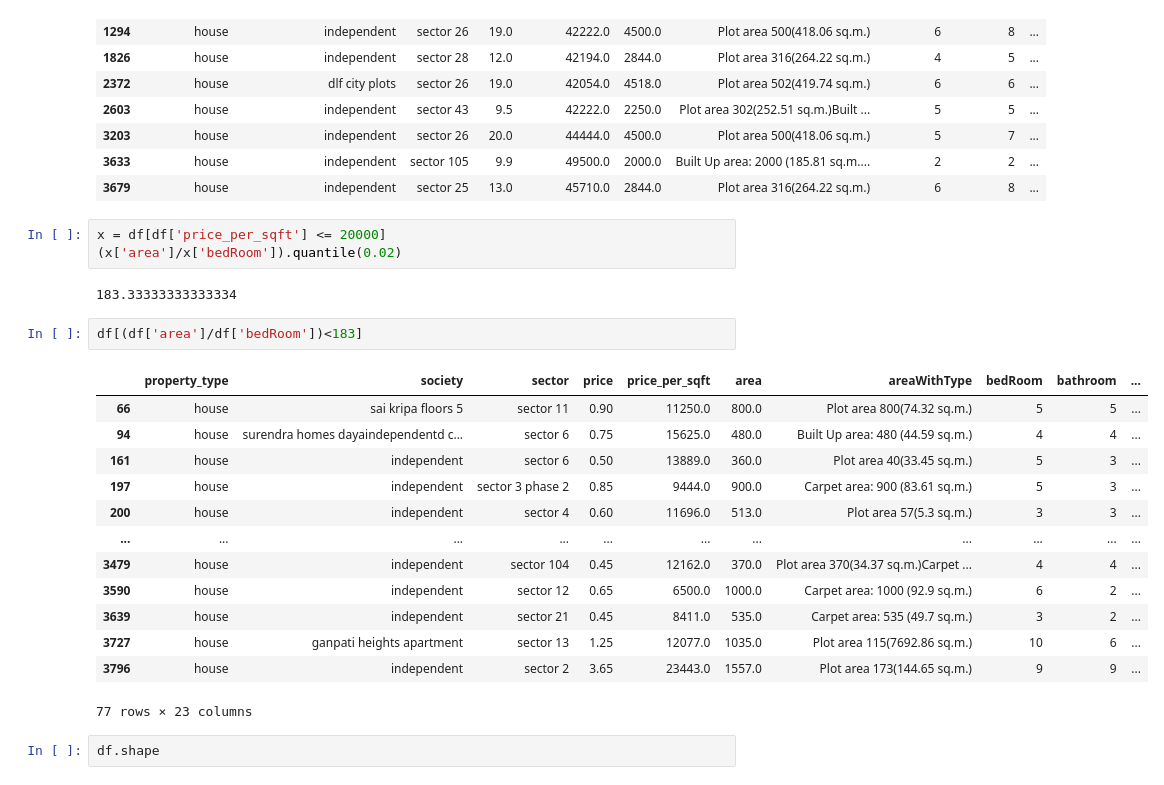
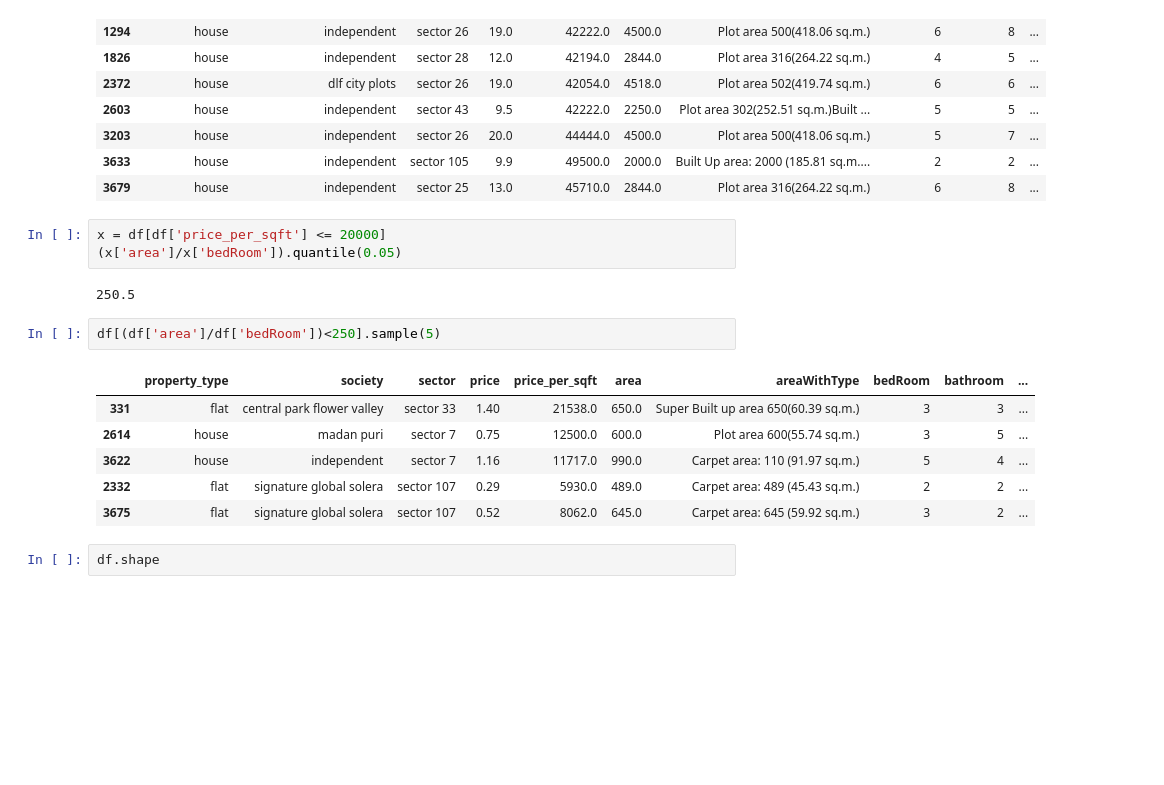
Before and after one commit to Deepa-2705/Real_Estate_Business_Project, a Jupyter notebook: feature_engineering/outlier-treatment.ipynb, the cells around one changed output. Drawn from its saved outputs; the diff is of its cells as text; blank space fills up the shorter version.

```diff
--- a/feature_engineering/outlier-treatment.ipynb
+++ b/feature_engineering/outlier-treatment.ipynb
@@ -663,25 +671,18 @@ df[df['price_per_sqft'] > 42000]
 | 3679 | house | independent | sector 25 | 13.0 | 45710.0 | 2844.0 | Plot area 316(264.22 sq.m.) | 6 | 8 | ... |
 # %%
 x = df[df['price_per_sqft'] <= 20000]
-(x['area']/x['bedRoom']).quantile(0.02)
+(x['area']/x['bedRoom']).quantile(0.05)
 # %% [output]
-183.33333333333334
+250.5
 # %%
-df[(df['area']/df['bedRoom'])<183]
+df[(df['area']/df['bedRoom'])<250].sample(5)
 # %% [output]
 |  | property_type | society | sector | price | price_per_sqft | area | areaWithType | bedRoom | bathroom | ... |
-| 66 | house | sai kripa floors 5 | sector 11 | 0.90 | 11250.0 | 800.0 | Plot area 800(74.32 sq.m.) | 5 | 5 | ... |
-| 94 | house | surendra homes dayaindependentd c... | sector 6 | 0.75 | 15625.0 | 480.0 | Built Up area: 480 (44.59 sq.m.) | 4 | 4 | ... |
-| 161 | house | independent | sector 6 | 0.50 | 13889.0 | 360.0 | Plot area 40(33.45 sq.m.) | 5 | 3 | ... |
-| 197 | house | independent | sector 3 phase 2 | 0.85 | 9444.0 | 900.0 | Carpet area: 900 (83.61 sq.m.) | 5 | 3 | ... |
-| 200 | house | independent | sector 4 | 0.60 | 11696.0 | 513.0 | Plot area 57(5.3 sq.m.) | 3 | 3 | ... |
-| ... | ... | ... | ... | ... | ... | ... | ... | ... | ... | ... |
-| 3479 | house | independent | sector 104 | 0.45 | 12162.0 | 370.0 | Plot area 370(34.37 sq.m.)Carpet ... | 4 | 4 | ... |
-| 3590 | house | independent | sector 12 | 0.65 | 6500.0 | 1000.0 | Carpet area: 1000 (92.9 sq.m.) | 6 | 2 | ... |
-| 3639 | house | independent | sector 21 | 0.45 | 8411.0 | 535.0 | Carpet area: 535 (49.7 sq.m.) | 3 | 2 | ... |
-| 3727 | house | ganpati heights apartment | sector 13 | 1.25 | 12077.0 | 1035.0 | Plot area 115(7692.86 sq.m.) | 10 | 6 | ... |
-| 3796 | house | independent | sector 2 | 3.65 | 23443.0 | 1557.0 | Plot area 173(144.65 sq.m.) | 9 | 9 | ... |
+| 331 | flat | central park flower valley | sector 33 | 1.40 | 21538.0 | 650.0 | Super Built up area 650(60.39 sq.m.) | 3 | 3 | ... |
+| 2614 | house | madan puri | sector 7 | 0.75 | 12500.0 | 600.0 | Plot area 600(55.74 sq.m.) | 3 | 5 | ... |
+| 3622 | house | independent | sector 7 | 1.16 | 11717.0 | 990.0 | Carpet area: 110 (91.97 sq.m.) | 5 | 4 | ... |
+| 2332 | flat | signature global solera | sector 107 | 0.29 | 5930.0 | 489.0 | Carpet area: 489 (45.43 sq.m.) | 2 | 2 | ... |
+| 3675 | flat | signature global solera | sector 107 | 0.52 | 8062.0 | 645.0 | Carpet area: 645 (59.92 sq.m.) | 3 | 2 | ... |
-77 rows × 23 columns
 # %%
 df.shape
 # %% [output]
```
Also changed, not shown: parts of 18 cells of this notebook.
